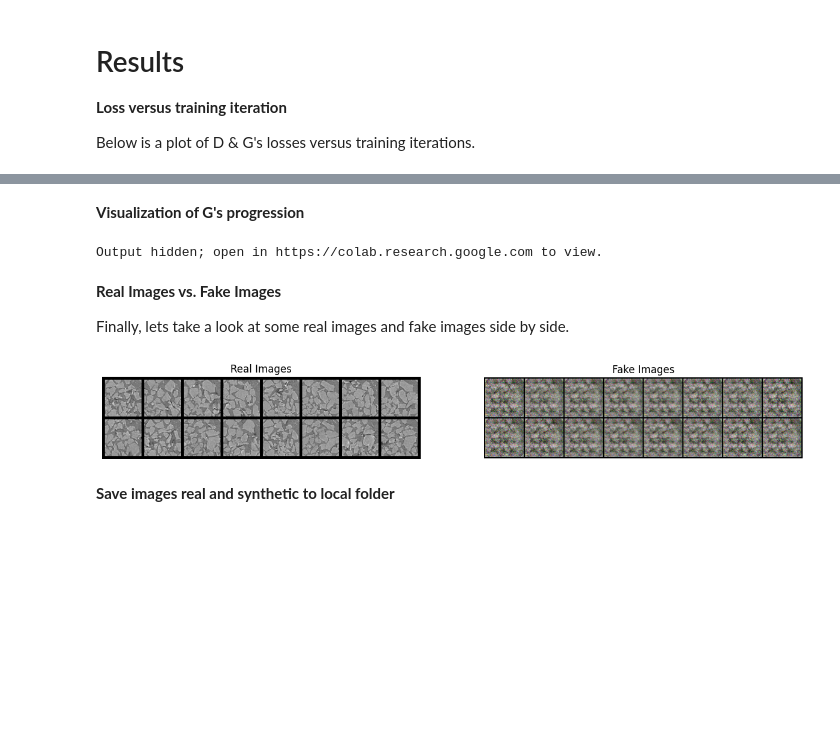
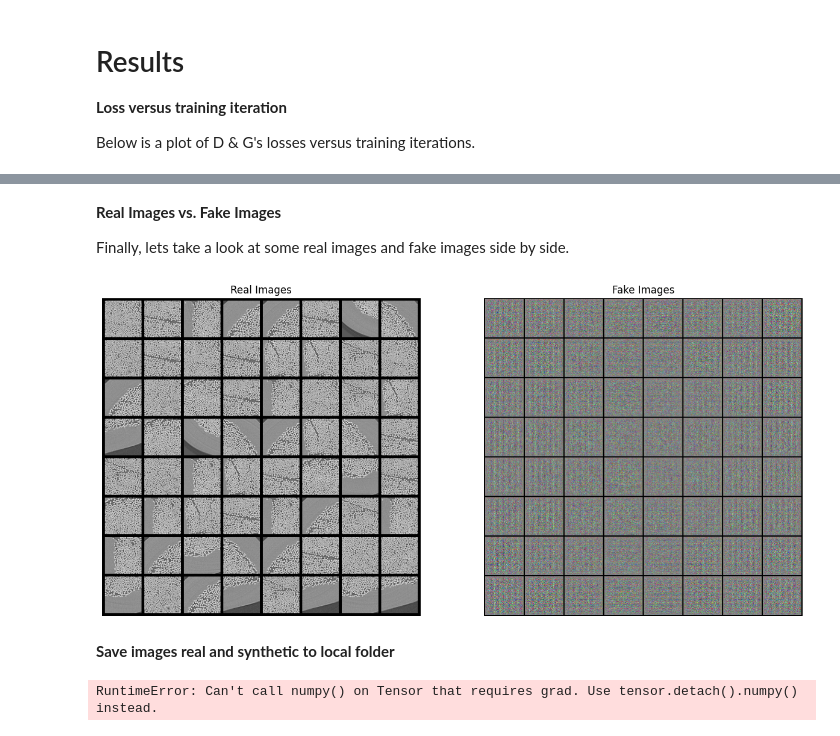
Before and after one commit to lbl-camera/genAI, a Jupyter notebook: dcgan_training.ipynb, the cells around one changed output, grey strips where cells are left out. Drawn from its saved outputs; the diff is of its cells as text; code cells hidden in the pictures; blank space fills up the shorter version.

Commit message:
formatted all notebooks and remove all hardcoding

```diff
--- a/dcgan_training.ipynb
+++ b/dcgan_training.ipynb
@@ -301,6 +302,7 @@ G_losses = []
 D_losses = []
 iters = 0
 
+lst_fakes = []
 print("Starting Training Loop...")
 # For each epoch
 for epoch in range(num_epochs):
@@ -359,19 +361,26 @@ for epoch in range(num_epochs):
 
         # Output training stats
         if i % 50 == 0:
-            print('[%d/%d][%d/%d]\tLoss_D: %.4f\tLoss_G: %.4f\tD(x): %.4f\tD(G(z)): %.4f / %.4f'
-                  % (epoch, num_epochs, i, len(dataloader),
-                     errD.item(), errG.item(), D_x, D_G_z1, D_G_z2))
+          print('[%d/%d][%d/%d]\tLoss_D: %.4f\tLoss_G: %.4f\tD(x): %.4f\tD(G(z)): %.4f / %.4f'
+                % (epoch, num_epochs, i, len(dataloader),
+                    errD.item(), errG.item(), D_x, D_G_z1, D_G_z2))
 
         # Save Losses for plotting later
         G_losses.append(errG.item())
         D_losses.append(errD.item())
 
-        # Check how the generator is doing by saving G's output on fixed_noise
-        if (iters % 500 == 0) or ((epoch == num_epochs-1) and (i == len(dataloader)-1)):
-            with torch.no_grad():
-                fake = netG(fixed_noise).detach().cpu()
-            img_list.append(vutils.make_grid(fake, padding=2, normalize=True))
+        # Target: ~1000 images
+        target_generated_images = 1000
+
+        # Only collect until the target is reached
+        if len(lst_fakes) < target_generated_images:
+          with torch.no_grad():
+            noise = torch.randn(batch_size, nz, 1, 1, device=device)
+            fake = netG(noise).detach().cpu()
+            for img in fake:
+              if len(lst_fakes) >= target_generated_images:
+                break
+              lst_fakes.append(img)
 
         iters += 1
 # %% [output]
@@ -415,14 +424,3 @@ plt.show()
-# %% [markdown]
-**Visualization of G's progression**
-# %%
-fig = plt.figure(figsize=(8,8))
-plt.axis("off")
-ims = [[plt.imshow(np.transpose(i,(1,2,0)), animated=True)] for i in img_list]
-ani = animation.ArtistAnimation(fig, ims, interval=1000, repeat_delay=1000, blit=True)
-
-HTML(ani.to_jshtml())
-# %% [output]
-Output hidden; open in https://colab.research.google.com to view.
 # %% [markdown]
 **Real Images vs. Fake Images**
 
@@ -431,22 +429,29 @@ side.
 # %%
 # Grab a batch of real images from the dataloader
 real_batch = next(iter(dataloader))
 
-# Plot the real images
+# Plot real images
 plt.figure(figsize=(15,15))
 plt.subplot(1,2,1)
 plt.axis("off")
 plt.title("Real Images")
-plt.imshow(np.transpose(vutils.make_grid(real_batch[0].to(device)[:64], padding=5, normalize=True).cpu(),(1,2,0)))
-
-# Plot the fake images from the last epoch
+plt.imshow(
+    np.transpose(
+        vutils.make_grid(real_batch[0][:64].to(device), padding=5, normalize=True).cpu(),
+        (1, 2, 0)
+    )
+)
+# Plot fake images
 plt.subplot(1,2,2)
 plt.axis("off")
 plt.title("Fake Images")
-plt.imshow(np.transpose(img_list[-1],(1,2,0)))
+img = vutils.make_grid(lst_fakes[:64], normalize=True).cpu()
+img = np.transpose(img, (1, 2, 0))
+img = np.clip(img, 0, 1)
+plt.imshow(img)
 plt.show()
 # %% [output]
-[figure, old version]
+[figure, new version]
 # %% [markdown]
 **Save images real and synthetic to local folder**
 # %%
@@ -454,7 +459,7 @@ from skimage import io
 from tqdm import tqdm
 i = 0
 data = "rocksample"
-save_path = "/content/drive/MyDrive/CAMERA Stable Diffusion/generated_samples/{}/gan/patches_dcgan".format(data)
+save_path = "/content/drive/MyDrive/CAMERA Stable Diffusion/generated_samples/{}/gan/patches_dcgan_newtraining".format(data)
 
 for img in tqdm(fake):
 
@@ -464,3 +469,5 @@ for img in tqdm(fake):
     img = (img * 255).astype(np.uint8)
     io.imsave(os.path.join(save_path, "patch_{}.png".format(i)), img)
     i += 1
+# %% [output]
+RuntimeError: Can't call numpy() on Tensor that requires grad. Use tensor.detach().numpy() instead.
```
Also changed, not shown: parts of 6 cells of this notebook, 1 other file.
